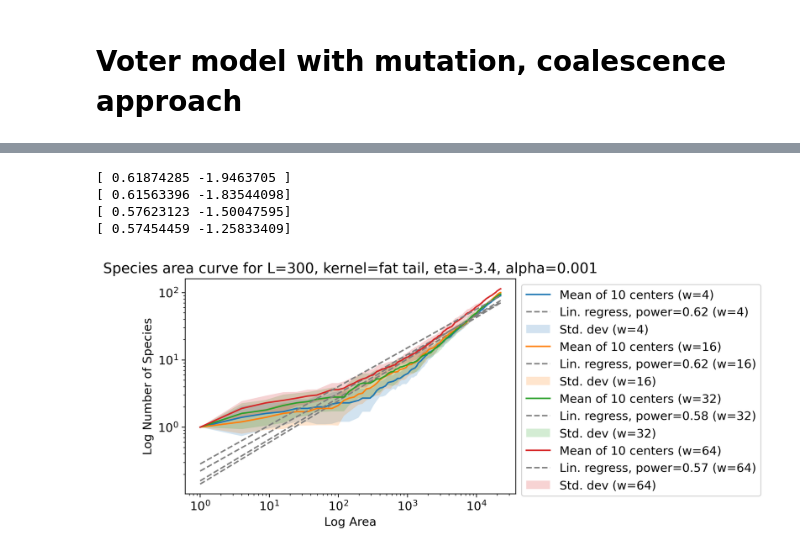
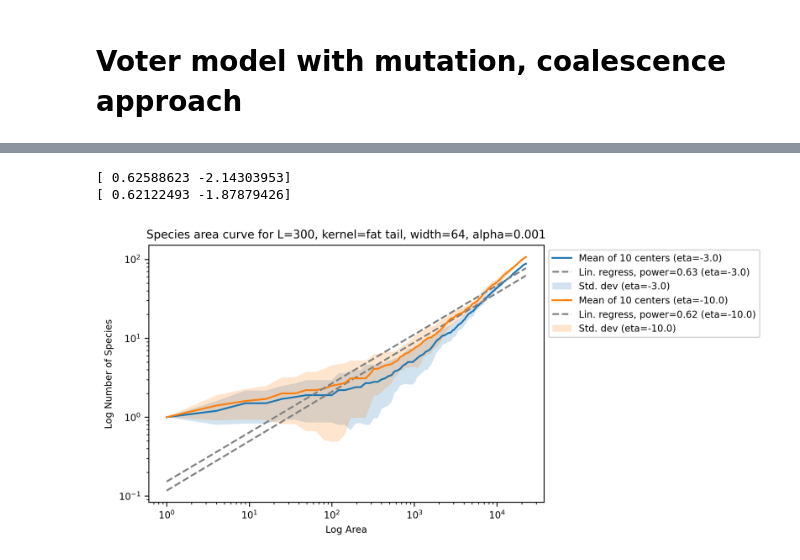
Before and after one commit to jonasargelo/Complex-systems-sim, a Jupyter notebook: backwards_time_voter_model.ipynb, the cells around one changed output, grey strips where cells are left out. Saved outputs shown, nothing was run; the diff lists cells and outputs as text; code cells hidden in the pictures.

```diff
--- a/backwards_time_voter_model.ipynb
+++ b/backwards_time_voter_model.ipynb
@@ -73,7 +73,7 @@ def get_neighbors_fattail(i, j, L, w, eta, moore_directions):
 
     # Calculate fat-tail probability
     for d in dist:
-        K = ((eta + 2) / (2 * np.pi * w**2)) * (1 + ((d[0])/w)**2 )**(eta/2)
+        K = -((eta + 2) / (2 * np.pi * w**2)) * (1 + ((d[0])/w)**2 )**(eta/2)
         probabilities.append(K)
 
     probabilities = np.array(probabilities) / sum(probabilities)
@@ -81,7 +81,7 @@ def get_neighbors_fattail(i, j, L, w, eta, moore_directions):
 # %%
 from scipy import stats
 
-def get_neighbors_gaussian(i, j, W, moore_directions):
+def get_neighbors_gaussian(i, j, L, moore_directions):
     ''' Computes Gaussian dispersal kernel
     Parameters:
     - i: x-coordinate of center
@@ -99,7 +99,7 @@ def get_neighbors_gaussian(i, j, W, moore_directions):
 
     # Find coordinates of all neighbors within range R
     for dir in moore_directions:
-        neighbors.append(tuple(map(lambda x, y: (x + y) % W, dir, (i, j))))
+        neighbors.append(tuple(map(lambda x, y: (x + y) % L, dir, (i, j))))
 
     dist = euclidean_distances(neighbors, [[i,j]])
 
@@ -244,18 +237,18 @@ def voter_model_fast(L, alpha, MC_steps, rand_walkers, D=None, kernel='nearest',
 alpha = 1e-3
 L = 300
 
-MC_steps = int(5000)
+MC_steps = int(50000)
 rand_walkers = list(itertools.product(range(L), range(L)))
 
 kernel = 'fat tail'
 D = 5
-eta = -3.4
-widths = [4, 16, 32, 64]
+etas = [-3.0,-10.0]
+w = 64
 
 all_lineages = []
 all_species = []
 
-for w in widths:
+for eta in etas:
     lineages, species = voter_model_fast(L, alpha, MC_steps, rand_walkers, D=D, kernel=kernel, eta=eta, w=w)
     all_lineages.append(lineages)
     all_species.append(species)
@@ -284,0 +271,14 @@ plt.show()
+# %%
+# Plot ecosystem visualization as 2D grid; before vs. after n iterations
+
+mpl.rc('font', size=8)
+
+fig, axs = plt.subplots(len(etas), 1, figsize = (10,10))
+
+for r,eta in enumerate(etas):
+        axs[r].imshow(all_grids[r])
+        axs[r].set_title(f'Grid for kernel eta={eta} (width={w}, alpha={alpha}, L={L})', fontsize = 8)
+        axs[r].tick_params(axis='x', labelsize=8)
+        axs[r].tick_params(axis='y', labelsize=8)
+
+plt.show()
@@ -285,28 +287,26 @@ plt.show()
 # %%
 for i,grid in enumerate(all_grids):
     areas, num_species = sa_curve(grid)
     spec_std_dev = np.std(num_species, axis=0)
     spec_mean = np.mean(num_species, axis=0)
 
     poly_coeffs = np.polyfit(np.log(areas), np.log(spec_mean), 1)
     print(poly_coeffs)
 
-    plt.loglog(areas, list(spec_mean), label=f'Mean of 10 centers (w={widths[i]})')
+    plt.loglog(areas, list(spec_mean), label=f'Mean of 10 centers (eta={etas[i]})')
     plt.loglog([areas[0], areas[-1]],
             np.exp(poly_coeffs[1]) * np.array([areas[0], areas[-1]])**poly_coeffs[0],
             color='grey',
             linestyle='dashed',
-            label=f'Lin. regress, power={round(poly_coeffs[0], 2)} (w={widths[i]})')
-    plt.fill_between(areas, spec_mean-spec_std_dev, spec_mean+spec_std_dev, alpha=0.2, label=f'Std. dev (w={widths[i]})')
+            label=f'Lin. regress, power={round(poly_coeffs[0], 2)} (eta={etas[i]})')
+    plt.fill_between(areas, spec_mean-spec_std_dev, spec_mean+spec_std_dev, alpha=0.2, label=f'Std. dev (eta={etas[i]})')
 
 plt.ylabel('Log Number of Species')
 plt.xlabel('Log Area')
-plt.title(f'Species area curve for L={L}, kernel={kernel}, eta={eta}, alpha={alpha}')
+plt.title(f'Species area curve for L={L}, kernel={kernel}, width={w}, alpha={alpha}')
 plt.legend(bbox_to_anchor=(1,1))
 plt.show()
 # %% [output]
-[ 0.61874285 -1.9463705 ]
-[ 0.61563396 -1.83544098]
-[ 0.57623123 -1.50047595]
-[ 0.57454459 -1.25833409]
+[ 0.62588623 -2.14303953]
+[ 0.62122493 -1.87879426]
-[figure, old version]
+[figure, new version]
```
Also changed, not shown: parts of 7 cells of this notebook.
